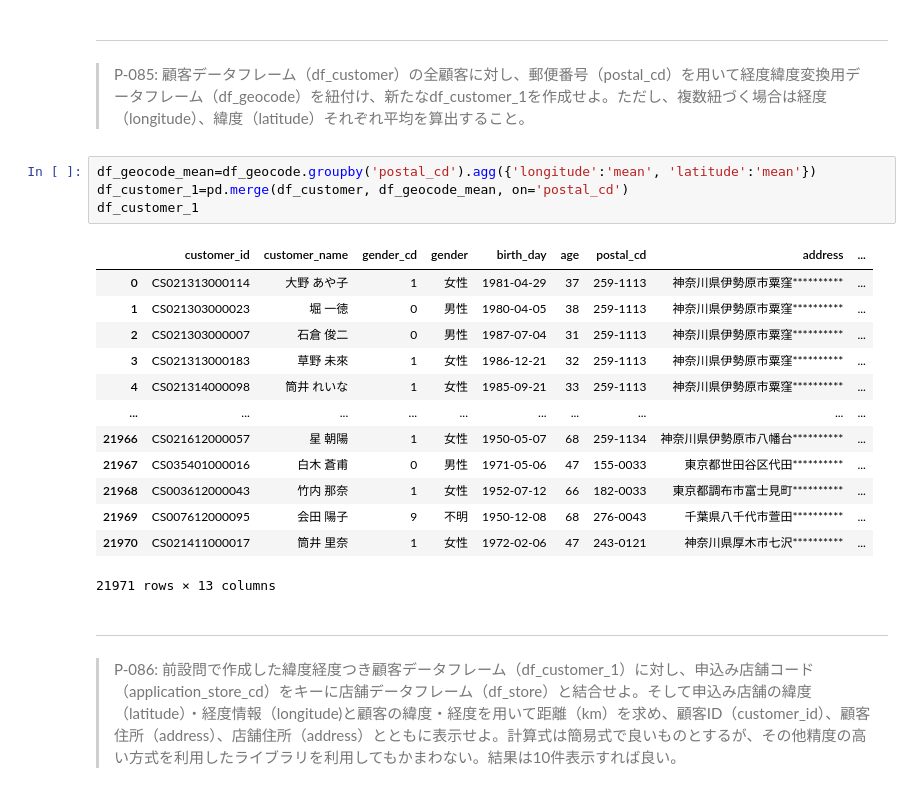
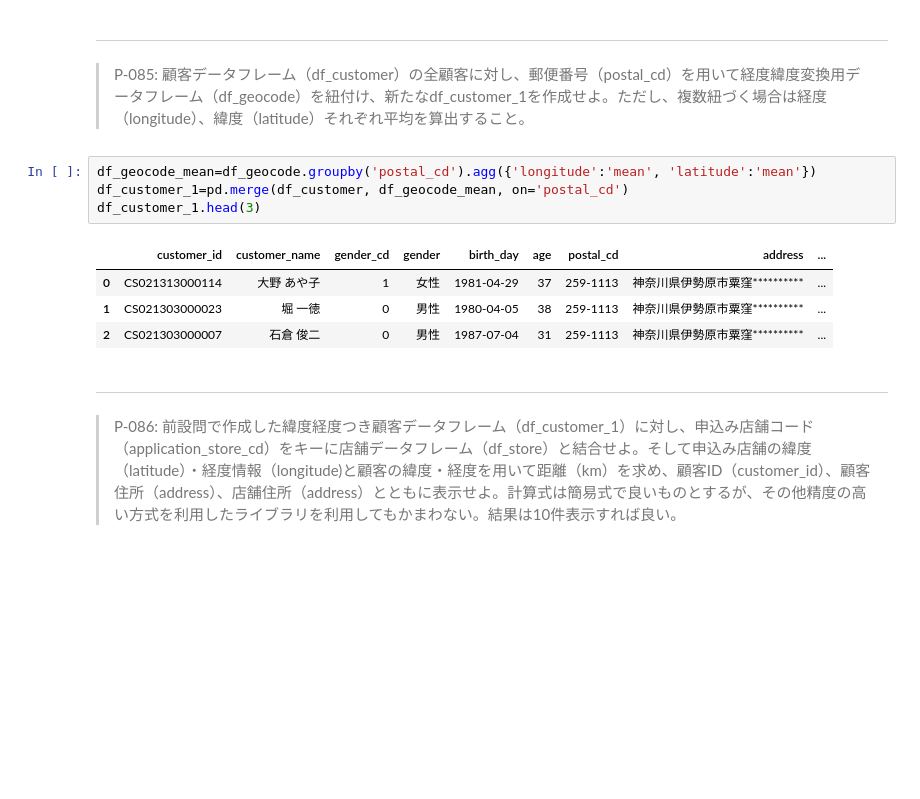
Before and after one commit to skyeanka/100knocks-preprocess, a Jupyter notebook: docker/work/preprocess_knock_Python.ipynb, the cells around one changed output. Saved outputs shown, nothing was run; the diff lists cells and outputs as text; blank space fills up the shorter version.

```diff
--- a/docker/work/preprocess_knock_Python.ipynb
+++ b/docker/work/preprocess_knock_Python.ipynb
@@ -1463,21 +1494,12 @@ ans.head(10)
 # %%
 df_geocode_mean=df_geocode.groupby('postal_cd').agg({'longitude':'mean', 'latitude':'mean'})
 df_customer_1=pd.merge(df_customer, df_geocode_mean, on='postal_cd')
-df_customer_1
+df_customer_1.head(3)
 # %% [output]
 |  | customer_id | customer_name | gender_cd | gender | birth_day | age | postal_cd | address | ... |
 | 0 | CS021313000114 | 大野 あや子 | 1 | 女性 | 1981-04-29 | 37 | 259-1113 | 神奈川県伊勢原市粟窪********** | ... |
 | 1 | CS021303000023 | 堀 一徳 | 0 | 男性 | 1980-04-05 | 38 | 259-1113 | 神奈川県伊勢原市粟窪********** | ... |
 | 2 | CS021303000007 | 石倉 俊二 | 0 | 男性 | 1987-07-04 | 31 | 259-1113 | 神奈川県伊勢原市粟窪********** | ... |
-| 3 | CS021313000183 | 草野 未來 | 1 | 女性 | 1986-12-21 | 32 | 259-1113 | 神奈川県伊勢原市粟窪********** | ... |
-| 4 | CS021314000098 | 筒井 れいな | 1 | 女性 | 1985-09-21 | 33 | 259-1113 | 神奈川県伊勢原市粟窪********** | ... |
-| ... | ... | ... | ... | ... | ... | ... | ... | ... | ... |
-| 21966 | CS021612000057 | 星 朝陽 | 1 | 女性 | 1950-05-07 | 68 | 259-1134 | 神奈川県伊勢原市八幡台********** | ... |
-| 21967 | CS035401000016 | 白木 蒼甫 | 0 | 男性 | 1971-05-06 | 47 | 155-0033 | 東京都世田谷区代田********** | ... |
-| 21968 | CS003612000043 | 竹内 那奈 | 1 | 女性 | 1952-07-12 | 66 | 182-0033 | 東京都調布市富士見町********** | ... |
-| 21969 | CS007612000095 | 会田 陽子 | 9 | 不明 | 1950-12-08 | 68 | 276-0043 | 千葉県八千代市萱田********** | ... |
-| 21970 | CS021411000017 | 筒井 里奈 | 1 | 女性 | 1972-02-06 | 47 | 243-0121 | 神奈川県厚木市七沢********** | ... |
-21971 rows × 13 columns
 # %% [markdown]
 ---
 > P-086: 前設問で作成した緯度経度つき顧客データフレーム（df_customer_1）に対し、申込み店舗コード（application_store_cd）をキーに店舗データフレーム（df_store）と結合せよ。そして申込み店舗の緯度（latitude）・経度情報（longitude)と顧客の緯度・経度を用いて距離（km）を求め、顧客ID（customer_id）、顧客住所（address）、店舗住所（address）とともに表示せよ。計算式は簡易式で良いものとするが、その他精度の高い方式を利用したライブラリを利用してもかまわない。結果は10件表示すれば良い。
```
Also changed, not shown: parts of 8 cells of this notebook, 1 other file.
